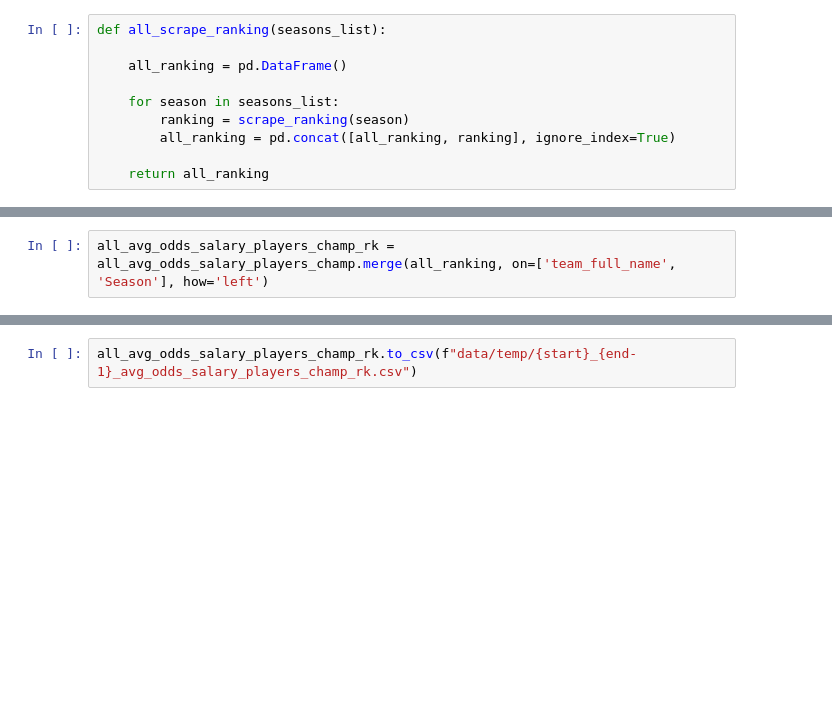
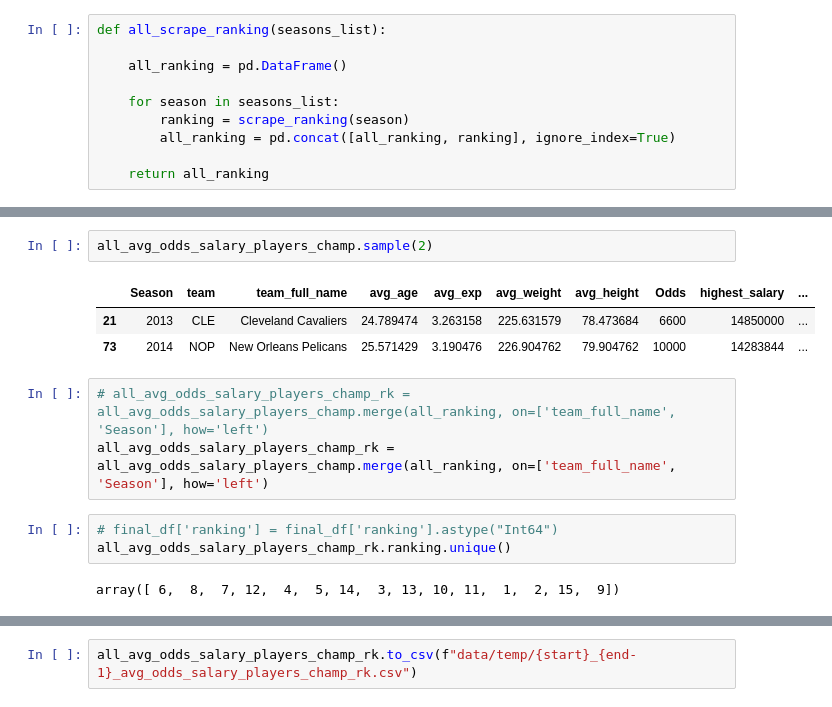
Before and after one commit to TomHavy/Nba-Standings-Prediction, a Jupyter notebook: scrap-nba-data.ipynb, the cells around one changed output, grey strips where cells are left out. Drawn from its saved outputs; the diff is of its cells as text; blank space fills up the shorter version.

```diff
--- a/scrap-nba-data.ipynb
+++ b/scrap-nba-data.ipynb
@@ -742,5 +912,17 @@ No table found for 2015. Looking in Division Standings...
+# %%
+all_avg_odds_salary_players_champ.sample(2)
+# %% [output]
+|  | Season | team | team_full_name | avg_age | avg_exp | avg_weight | avg_height | Odds | highest_salary | ... |
+| 21 | 2013 | CLE | Cleveland Cavaliers | 24.789474 | 3.263158 | 225.631579 | 78.473684 | 6600 | 14850000 | ... |
+| 73 | 2014 | NOP | New Orleans Pelicans | 25.571429 | 3.190476 | 226.904762 | 79.904762 | 10000 | 14283844 | ... |
 # %%
+# all_avg_odds_salary_players_champ_rk = all_avg_odds_salary_players_champ.merge(all_ranking, on=['team_full_name', 'Season'], how='left')
 all_avg_odds_salary_players_champ_rk = all_avg_odds_salary_players_champ.merge(all_ranking, on=['team_full_name', 'Season'], how='left')
+# %%
+# final_df['ranking'] = final_df['ranking'].astype("Int64")
+all_avg_odds_salary_players_champ_rk.ranking.unique()
+# %% [output]
+array([ 6,  8,  7, 12,  4,  5, 14,  3, 13, 10, 11,  1,  2, 15,  9])
 # %%
 all_avg_odds_salary_players_champ_rk.head(20)
 # %% [output]
```
Also changed, not shown: parts of 52 cells of this notebook, 2 other files.
